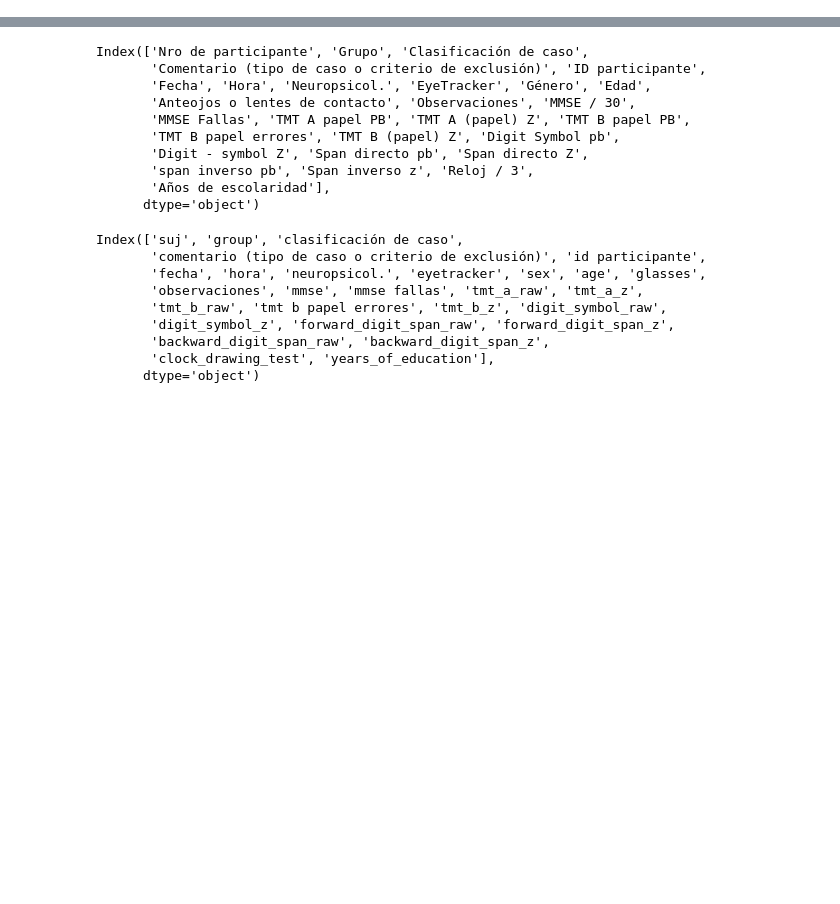
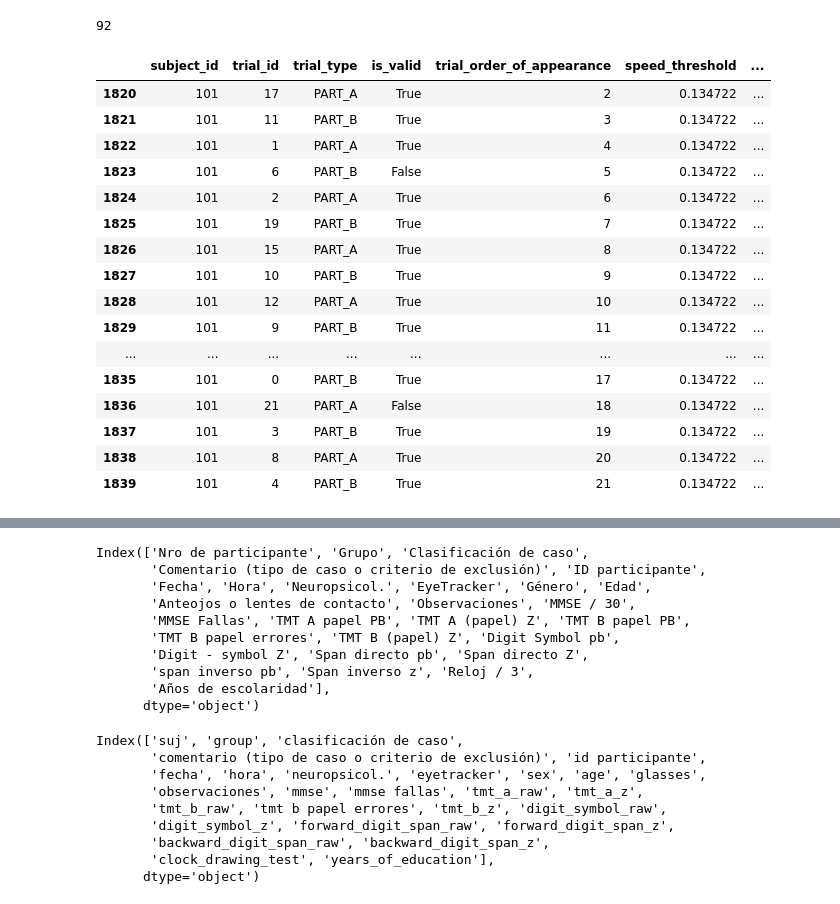
Before and after one commit to gianluca-capelo/tmt-analysis, a Jupyter notebook: notebooks/modelling.ipynb, the cells around one changed output, grey strips where cells are left out. Saved outputs shown, nothing was run; the diff lists cells and outputs as text; code cells hidden in the pictures; blank space fills up the shorter version.

```diff
--- a/notebooks/modelling.ipynb
+++ b/notebooks/modelling.ipynb
@@ -127,3 +88,27 @@ grouped[grouped['is_valid'] <5]
+# %%
+df['subject_id'].nunique()
+# %% [output]
+92
+# %%
+df[df['subject_id'] == 101]
+# %% [output]
+|  | subject_id | trial_id | trial_type | is_valid | trial_order_of_appearance | speed_threshold | ... |
+| 1820 | 101 | 17 | PART_A | True | 2 | 0.134722 | ... |
+| 1821 | 101 | 11 | PART_B | True | 3 | 0.134722 | ... |
+| 1822 | 101 | 1 | PART_A | True | 4 | 0.134722 | ... |
+| 1823 | 101 | 6 | PART_B | False | 5 | 0.134722 | ... |
+| 1824 | 101 | 2 | PART_A | True | 6 | 0.134722 | ... |
+| 1825 | 101 | 19 | PART_B | True | 7 | 0.134722 | ... |
+| 1826 | 101 | 15 | PART_A | True | 8 | 0.134722 | ... |
+| 1827 | 101 | 10 | PART_B | True | 9 | 0.134722 | ... |
+| 1828 | 101 | 12 | PART_A | True | 10 | 0.134722 | ... |
+| 1829 | 101 | 9 | PART_B | True | 11 | 0.134722 | ... |
+| ... | ... | ... | ... | ... | ... | ... | ... |
+| 1835 | 101 | 0 | PART_B | True | 17 | 0.134722 | ... |
+| 1836 | 101 | 21 | PART_A | False | 18 | 0.134722 | ... |
+| 1837 | 101 | 3 | PART_B | True | 19 | 0.134722 | ... |
+| 1838 | 101 | 8 | PART_A | True | 20 | 0.134722 | ... |
+| 1839 | 101 | 4 | PART_B | True | 21 | 0.134722 | ... |
 # %%
 df['is_valid'].value_counts(dropna=False)
 # %% [output]
```
Also changed, not shown: parts of 20 cells of this notebook, 3 other files.
